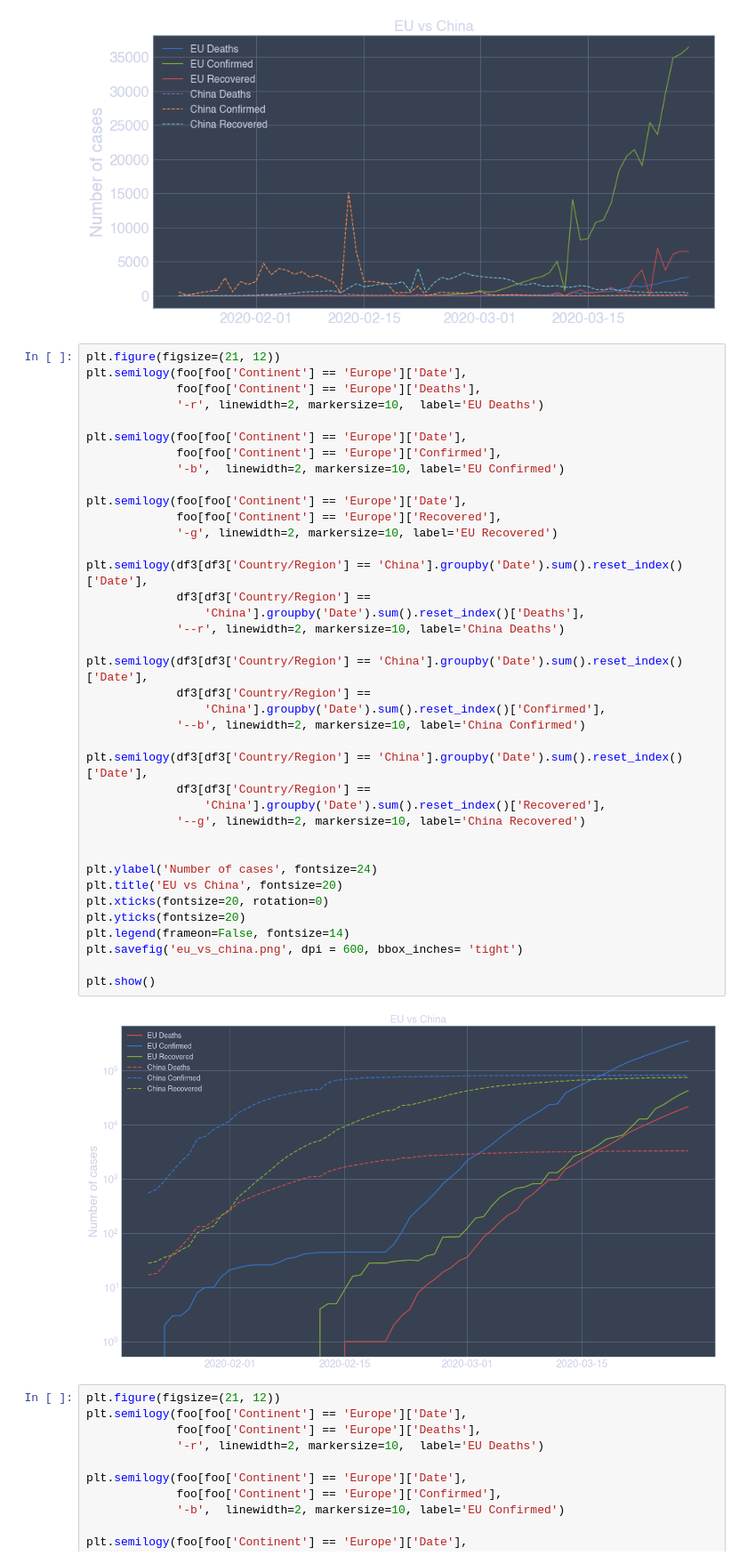
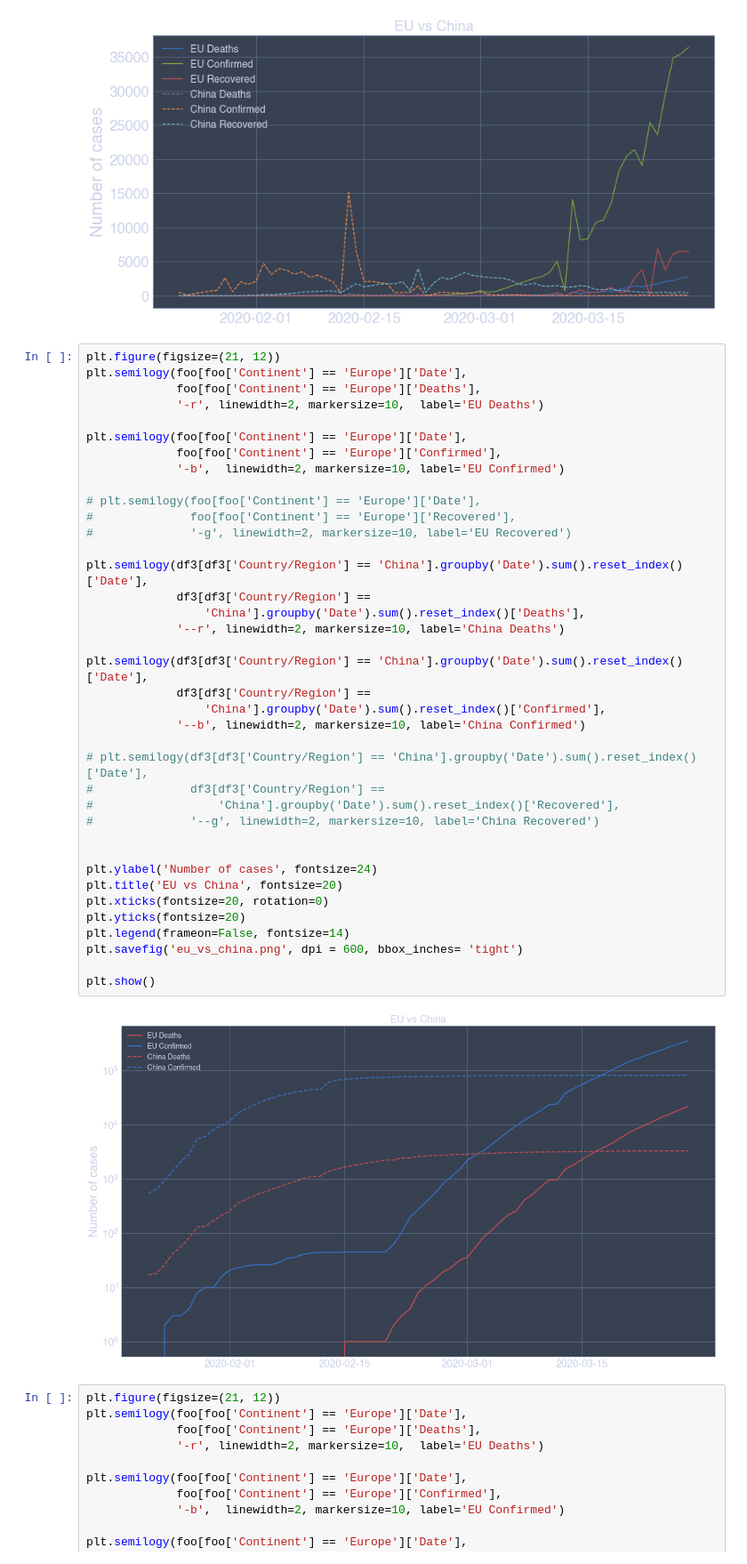
Before and after one commit to alex-rpd/nCoV2019, a Jupyter notebook: nCoV analysis.ipynb, the cells around one changed output. Shown at 89% size. Drawn from its saved outputs; the diff is of its cells as text.

```diff
--- a/nCoV analysis.ipynb
+++ b/nCoV analysis.ipynb
@@ -482,41 +450,41 @@ plt.figure(figsize=(21, 12))
 plt.semilogy(foo[foo['Continent'] == 'Europe']['Date'],
              foo[foo['Continent'] == 'Europe']['Deaths'],
              '-r', linewidth=2, markersize=10,  label='EU Deaths')
 
 plt.semilogy(foo[foo['Continent'] == 'Europe']['Date'],
              foo[foo['Continent'] == 'Europe']['Confirmed'],
              '-b',  linewidth=2, markersize=10, label='EU Confirmed')
 
-plt.semilogy(foo[foo['Continent'] == 'Europe']['Date'],
-             foo[foo['Continent'] == 'Europe']['Recovered'],
-             '-g', linewidth=2, markersize=10, label='EU Recovered')
+# plt.semilogy(foo[foo['Continent'] == 'Europe']['Date'],
+#              foo[foo['Continent'] == 'Europe']['Recovered'],
+#              '-g', linewidth=2, markersize=10, label='EU Recovered')
 
 plt.semilogy(df3[df3['Country/Region'] == 'China'].groupby('Date').sum().reset_index()['Date'],
              df3[df3['Country/Region'] ==
                  'China'].groupby('Date').sum().reset_index()['Deaths'],
              '--r', linewidth=2, markersize=10, label='China Deaths')
 
 plt.semilogy(df3[df3['Country/Region'] == 'China'].groupby('Date').sum().reset_index()['Date'],
              df3[df3['Country/Region'] ==
                  'China'].groupby('Date').sum().reset_index()['Confirmed'],
              '--b', linewidth=2, markersize=10, label='China Confirmed')
 
-plt.semilogy(df3[df3['Country/Region'] == 'China'].groupby('Date').sum().reset_index()['Date'],
-             df3[df3['Country/Region'] ==
-                 'China'].groupby('Date').sum().reset_index()['Recovered'],
-             '--g', linewidth=2, markersize=10, label='China Recovered')
+# plt.semilogy(df3[df3['Country/Region'] == 'China'].groupby('Date').sum().reset_index()['Date'],
+#              df3[df3['Country/Region'] ==
+#                  'China'].groupby('Date').sum().reset_index()['Recovered'],
+#              '--g', linewidth=2, markersize=10, label='China Recovered')
 
 
 plt.ylabel('Number of cases', fontsize=24)
 plt.title('EU vs China', fontsize=20)
 plt.xticks(fontsize=20, rotation=0)
 plt.yticks(fontsize=20)
 plt.legend(frameon=False, fontsize=14)
 plt.savefig('eu_vs_china.png', dpi = 600, bbox_inches= 'tight')
 
 plt.show()
 # %% [output]
-[figure, old version]
+[figure, new version]
 # %%
 plt.figure(figsize=(21, 12))
 plt.semilogy(foo[foo['Continent'] == 'Europe']['Date'],
```
Also changed, not shown: parts of 20 cells of this notebook, 5 other files.
